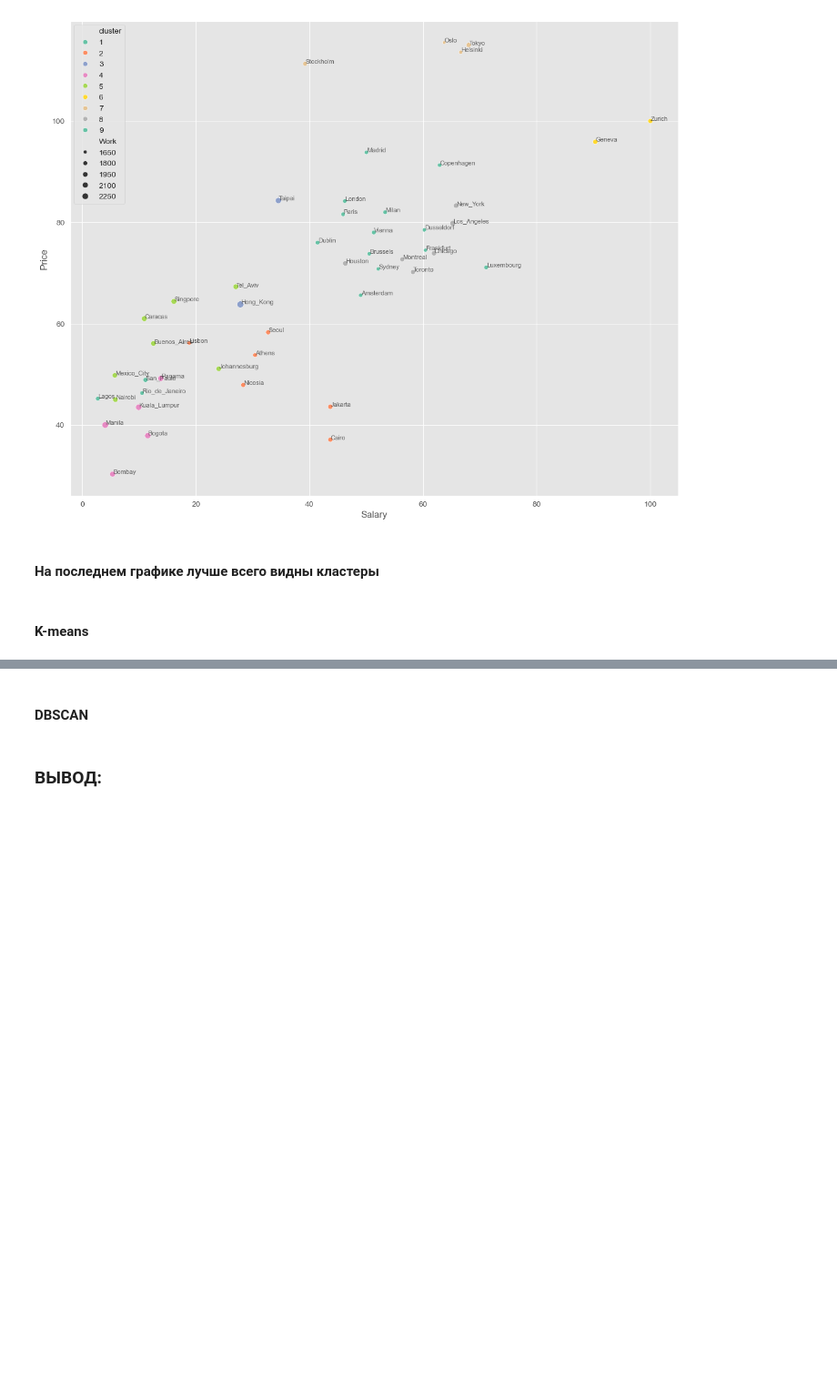
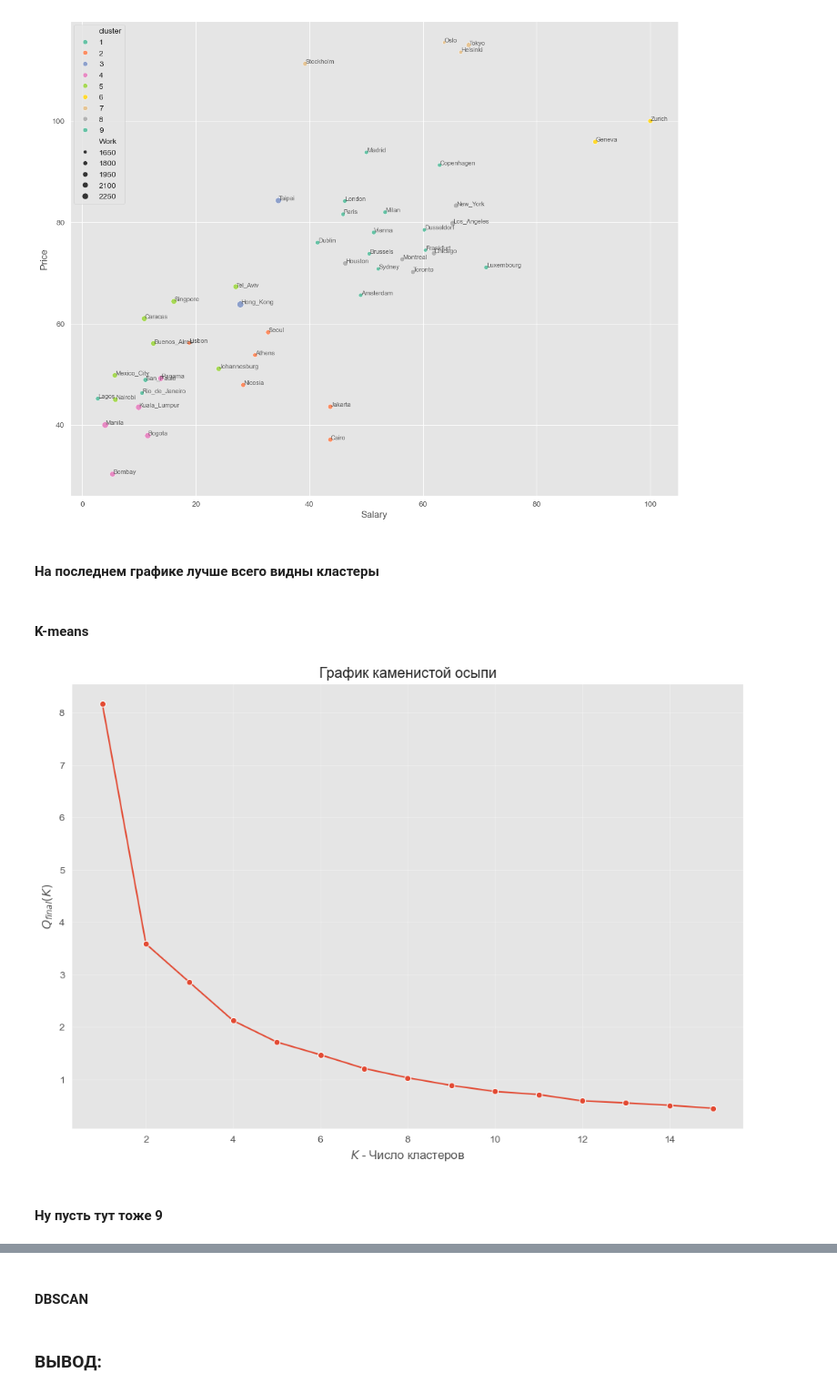
Before and after one commit to FEDOROV-ALEXANDER/Data_Analysis, a Jupyter notebook: cluster/задача_2_Economics of Cities/lab1.ipynb, the cells around one changed output, grey strips where cells are left out. Shown at 91% size. Cells and saved outputs as stored; diff of their text form; code cells hidden in the pictures; blank space fills up the shorter version.

```diff
--- a/cluster/задача_2_Economics of Cities/lab1.ipynb
+++ b/cluster/задача_2_Economics of Cities/lab1.ipynb
@@ -333,3 +334,23 @@ plt.show()
 #### K-means
 # %%
 df_knn = df
+# %%
+import os
+os.environ["OMP_NUM_THREADS"] = "1"
+os.environ["MKL_NUM_THREADS"] = "1"
+
+K = range (1, 16)
+# Я буду перебирать количества кластеров в диапазоне, для каждого строить по 10 разбиений (чтобы понизить шанс случайности) и выбирать лучшее. Метод knn++
+dist = [KMeans(n_clusters = k, random_state = 42, n_init = 10,  verbose=0, tol=0.0001).fit(df_scaled[['Work', 'Price', "Salary"]]).inertia_ for k in tqdm(K)]
+rock_line = pd.DataFrame({'K': K, 'Inertia': dist})
+plt.figure(figsize=(12, 8))
+sns.lineplot(data=rock_line, x='K', y='Inertia', marker='o')
+plt.title('График каменистой осыпи')
+plt.xlabel(r'$K$ - Число кластеров')
+plt.ylabel(r'$Q_{final}(K)$')
+plt.grid(True, alpha=0.3)
+plt.show()
+# %% [output]
+[figure, added]
+# %% [markdown]
+#### Ну пусть тут тоже 9
```
Also changed, not shown: parts of 7 cells of this notebook.
